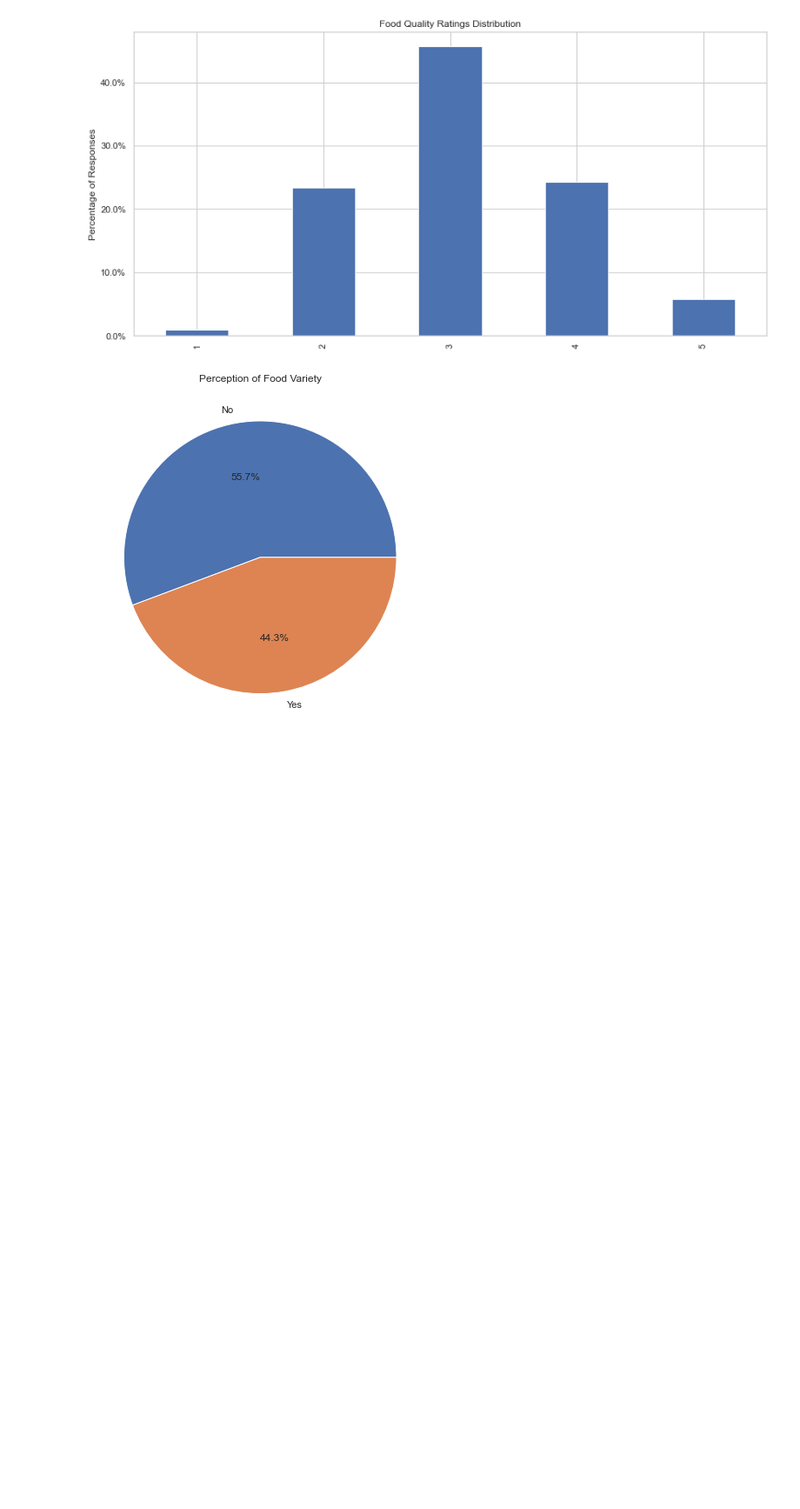
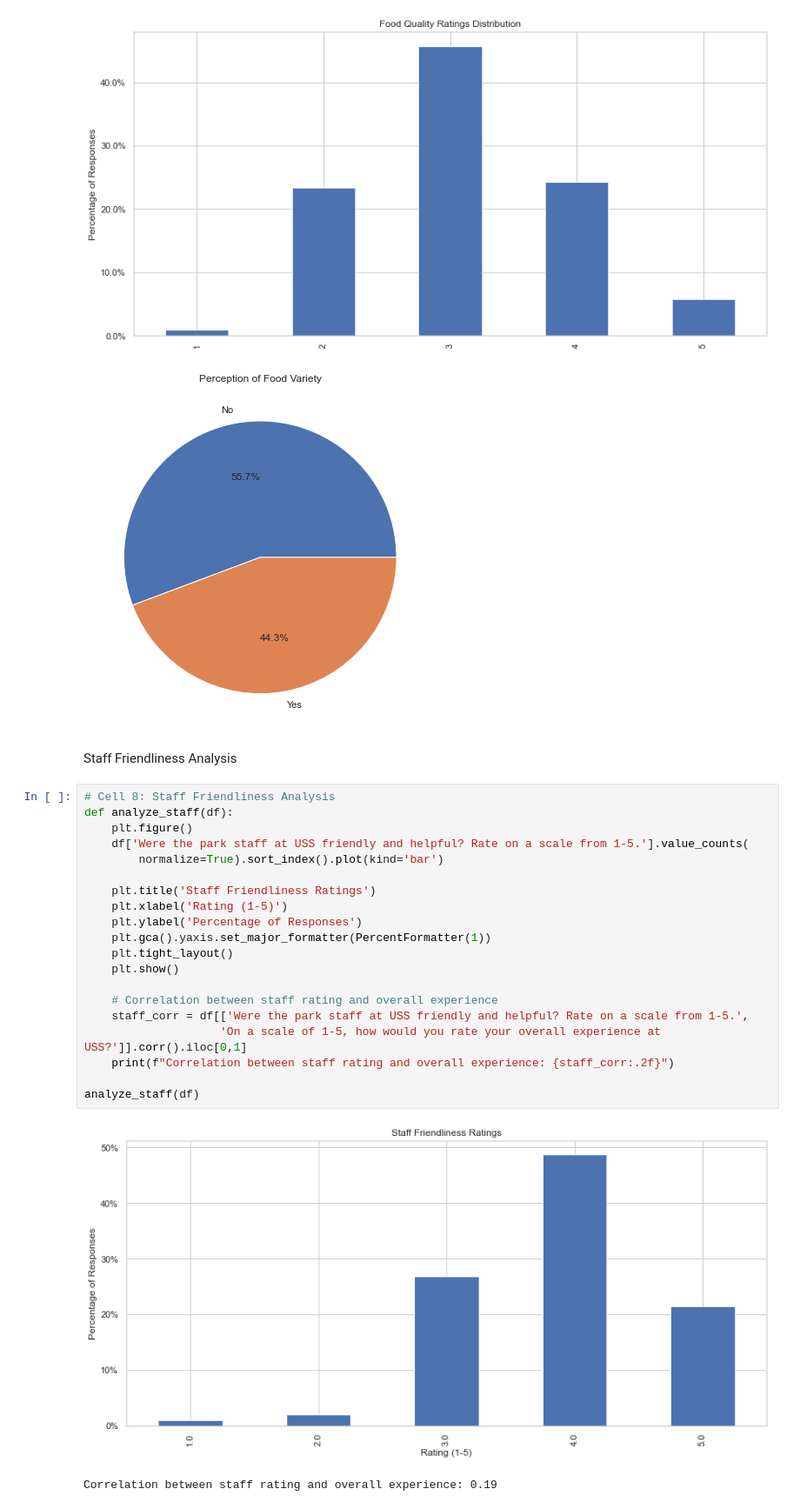
Before and after one commit to cheryllfid-s/data-science-guest-experience, a Jupyter notebook: Scripts/Subgroup_A/survey_vis.ipynb, the cells around one changed output. Shown at 87% size. Cells and saved outputs as stored; diff of their text form; blank space fills up the shorter version.

```diff
--- a/Scripts/Subgroup_A/survey_vis.ipynb
+++ b/Scripts/Subgroup_A/survey_vis.ipynb
@@ -100,3 +100,28 @@ analyze_food(df)
 # %% [output]
 [figure]
 [figure]
+# %% [markdown]
+Staff Friendliness Analysis
+# %%
+# Cell 8: Staff Friendliness Analysis
+def analyze_staff(df):
+    plt.figure()
+    df['Were the park staff at USS friendly and helpful? Rate on a scale from 1-5.'].value_counts(
+        normalize=True).sort_index().plot(kind='bar')
+
+    plt.title('Staff Friendliness Ratings')
+    plt.xlabel('Rating (1-5)')
+    plt.ylabel('Percentage of Responses')
+    plt.gca().yaxis.set_major_formatter(PercentFormatter(1))
+    plt.tight_layout()
+    plt.show()
+
+    # Correlation between staff rating and overall experience
+    staff_corr = df[['Were the park staff at USS friendly and helpful? Rate on a scale from 1-5.',
+                    'On a scale of 1-5, how would you rate your overall experience at USS?']].corr().iloc[0,1]
+    print(f"Correlation between staff rating and overall experience: {staff_corr:.2f}")
+
+analyze_staff(df)
+# %% [output]
+[figure, added]
+Correlation between staff rating and overall experience: 0.19
```
